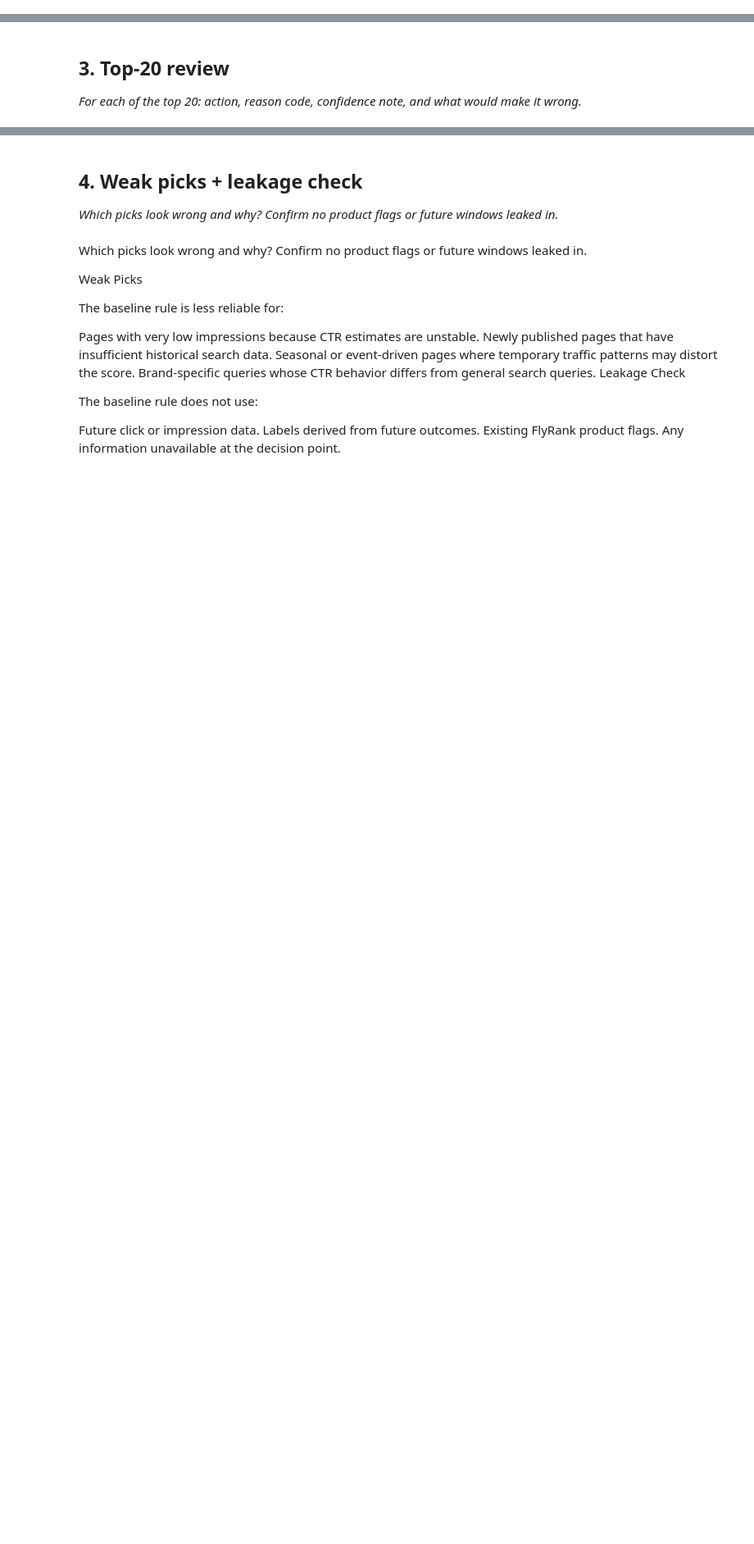
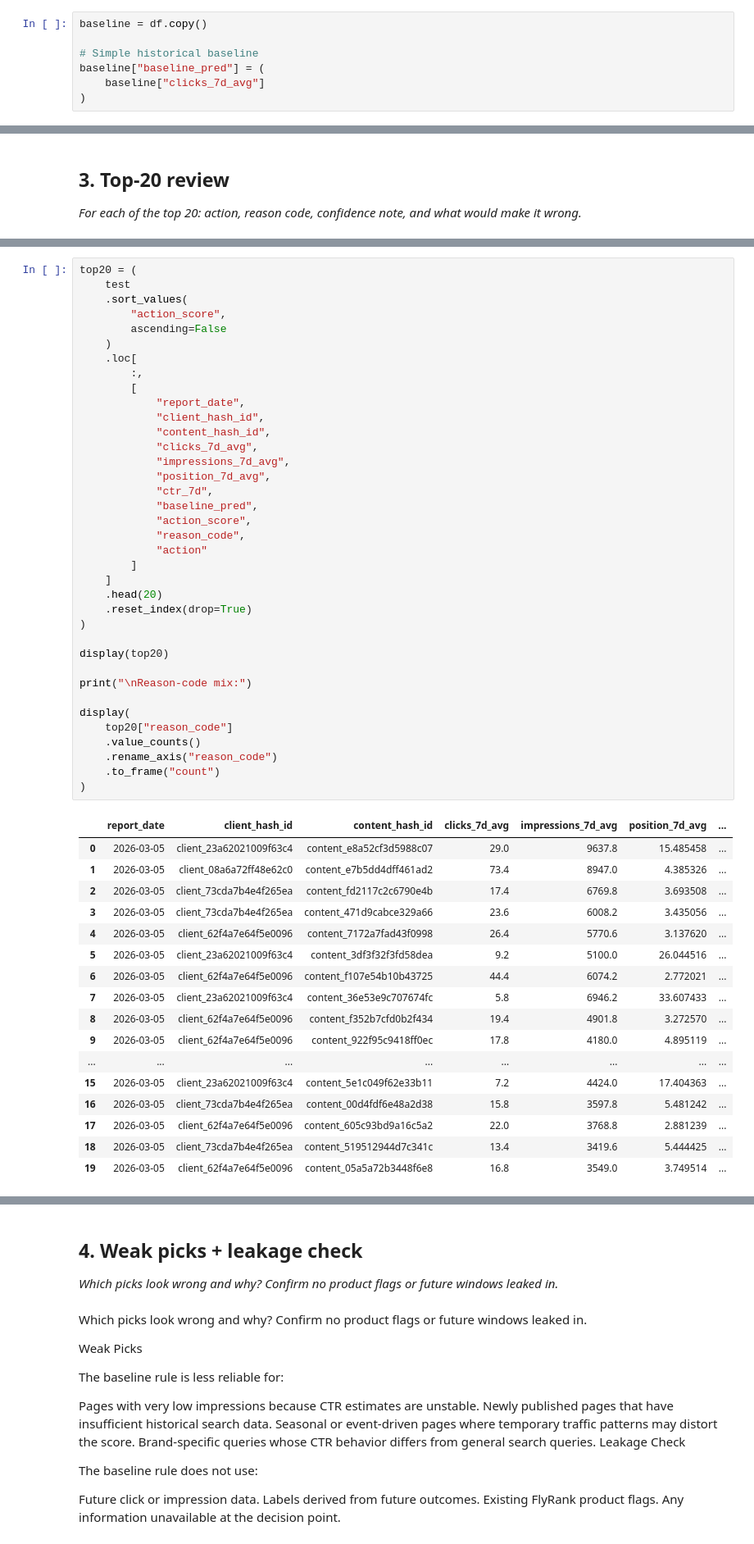
Before and after one commit to srvnkumr27/flyrank-ml-internship, a Jupyter notebook: work/notebooks/w04_baseline_score.ipynb, the cells around one changed output, grey strips where cells are left out. Shown at 82% size. Saved outputs shown, nothing was run; the diff lists cells and outputs as text; blank space fills up the shorter version.

```diff
--- a/work/notebooks/w04_baseline_score.ipynb
+++ b/work/notebooks/w04_baseline_score.ipynb
@@ -94,0 +219,7 @@ CSV written successfully.
+# %%
+baseline = df.copy()
+
+# Simple historical baseline
+baseline["baseline_pred"] = (
+    baseline["clicks_7d_avg"]
+)
@@ -135,0 +384,55 @@ The page may already have a title/meta update pending, may represent a seasonal
+# %%
+top20 = (
+    test
+    .sort_values(
+        "action_score",
+        ascending=False
+    )
+    .loc[
+        :,
+        [
+            "report_date",
+            "client_hash_id",
+            "content_hash_id",
+            "clicks_7d_avg",
+            "impressions_7d_avg",
+            "position_7d_avg",
+            "ctr_7d",
+            "baseline_pred",
+            "action_score",
+            "reason_code",
+            "action"
+        ]
+    ]
+    .head(20)
+    .reset_index(drop=True)
+)
+
+display(top20)
+
+print("\nReason-code mix:")
+
+display(
+    top20["reason_code"]
+    .value_counts()
+    .rename_axis("reason_code")
+    .to_frame("count")
+)
+# %% [output]
+|  | report_date | client_hash_id | content_hash_id | clicks_7d_avg | impressions_7d_avg | position_7d_avg | ... |
+| 0 | 2026-03-05 | client_23a62021009f63c4 | content_e8a52cf3d5988c07 | 29.0 | 9637.8 | 15.485458 | ... |
+| 1 | 2026-03-05 | client_08a6a72ff48e62c0 | content_e7b5dd4dff461ad2 | 73.4 | 8947.0 | 4.385326 | ... |
+| 2 | 2026-03-05 | client_73cda7b4e4f265ea | content_fd2117c2c6790e4b | 17.4 | 6769.8 | 3.693508 | ... |
+| 3 | 2026-03-05 | client_73cda7b4e4f265ea | content_471d9cabce329a66 | 23.6 | 6008.2 | 3.435056 | ... |
+| 4 | 2026-03-05 | client_62f4a7e64f5e0096 | content_7172a7fad43f0998 | 26.4 | 5770.6 | 3.137620 | ... |
+| 5 | 2026-03-05 | client_23a62021009f63c4 | content_3df3f32f3fd58dea | 9.2 | 5100.0 | 26.044516 | ... |
+| 6 | 2026-03-05 | client_62f4a7e64f5e0096 | content_f107e54b10b43725 | 44.4 | 6074.2 | 2.772021 | ... |
+| 7 | 2026-03-05 | client_23a62021009f63c4 | content_36e53e9c707674fc | 5.8 | 6946.2 | 33.607433 | ... |
+| 8 | 2026-03-05 | client_62f4a7e64f5e0096 | content_f352b7cfd0b2f434 | 19.4 | 4901.8 | 3.272570 | ... |
+| 9 | 2026-03-05 | client_62f4a7e64f5e0096 | content_922f95c9418ff0ec | 17.8 | 4180.0 | 4.895119 | ... |
+| ... | ... | ... | ... | ... | ... | ... | ... |
+| 15 | 2026-03-05 | client_23a62021009f63c4 | content_5e1c049f62e33b11 | 7.2 | 4424.0 | 17.404363 | ... |
+| 16 | 2026-03-05 | client_73cda7b4e4f265ea | content_00d4fdf6e48a2d38 | 15.8 | 3597.8 | 5.481242 | ... |
+| 17 | 2026-03-05 | client_62f4a7e64f5e0096 | content_605c93bd9a16c5a2 | 22.0 | 3768.8 | 2.881239 | ... |
+| 18 | 2026-03-05 | client_73cda7b4e4f265ea | content_519512944d7c341c | 13.4 | 3419.6 | 5.444425 | ... |
+| 19 | 2026-03-05 | client_62f4a7e64f5e0096 | content_05a5a72b3448f6e8 | 16.8 | 3549.0 | 3.749514 | ... |
```
Also changed, not shown: parts of 11 cells of this notebook.
